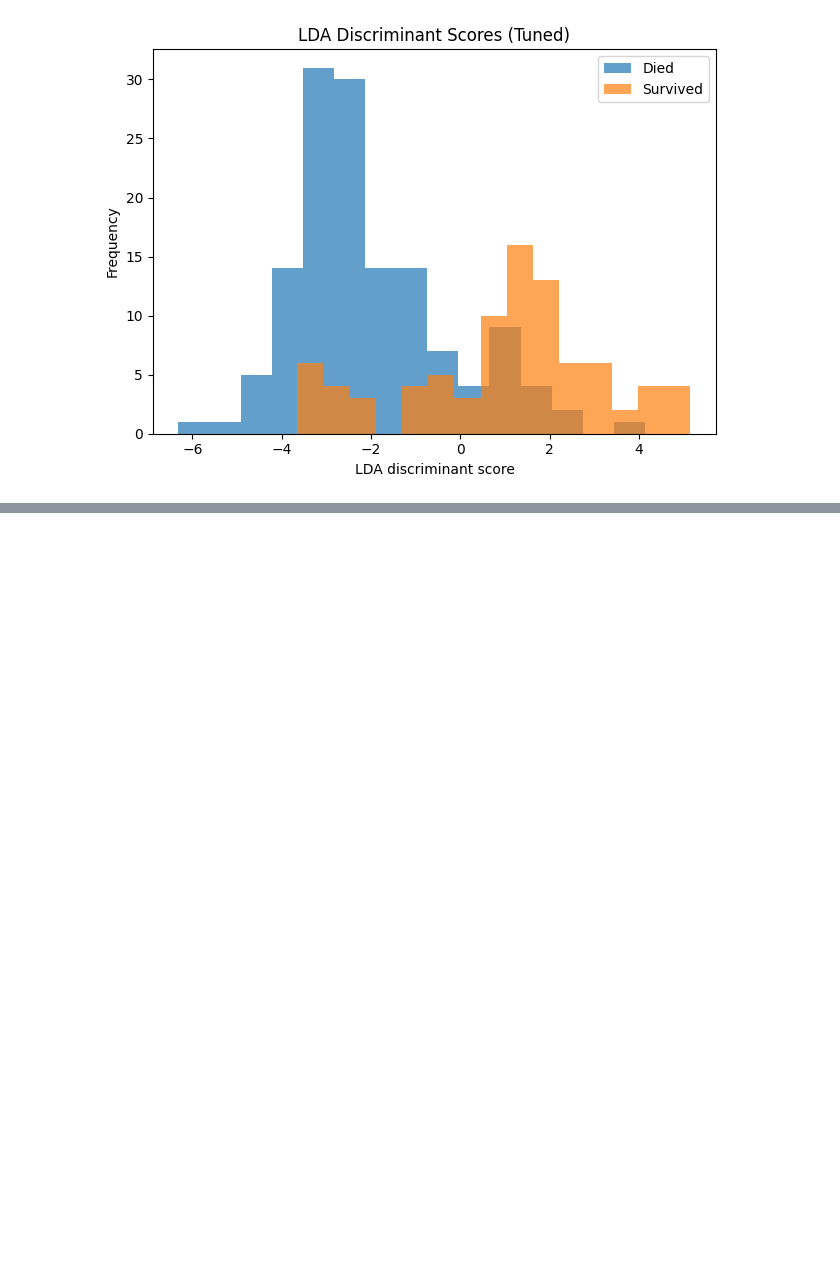
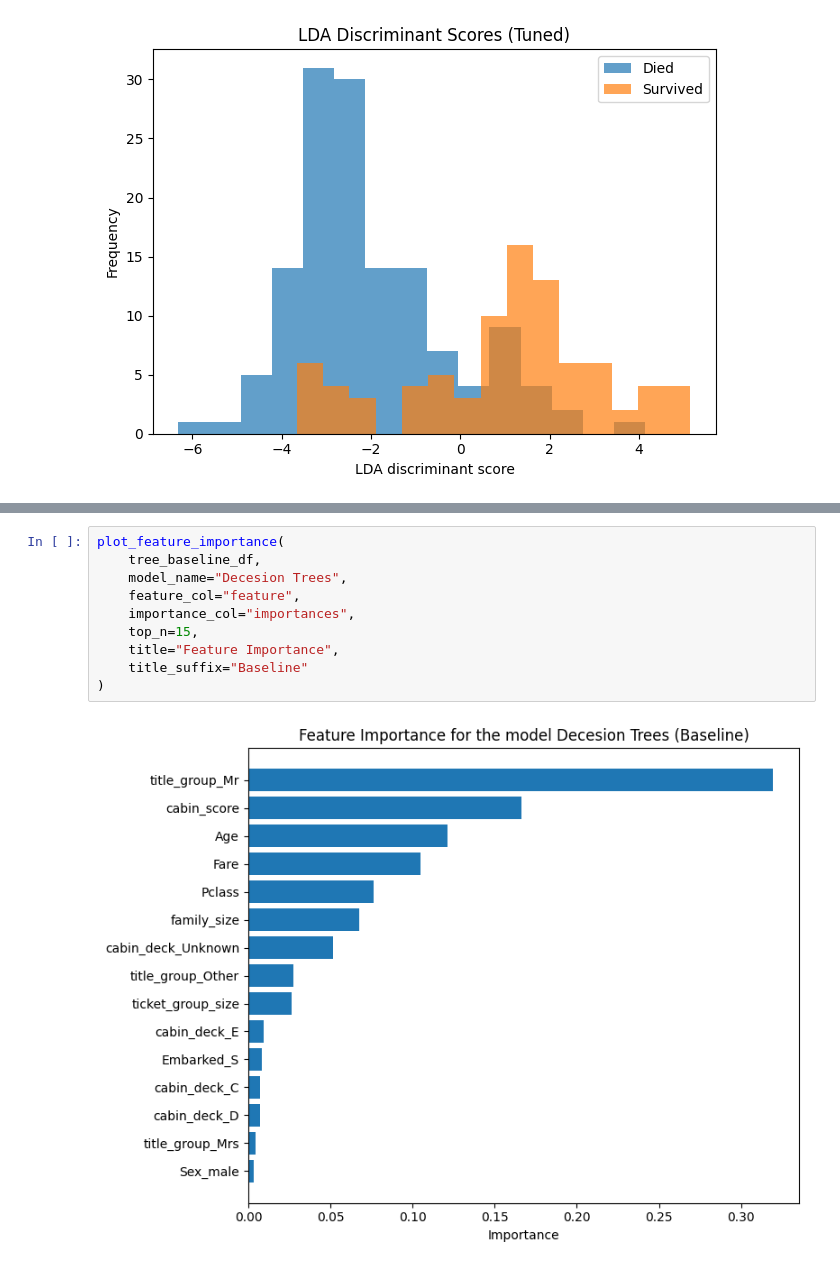
Before and after one commit to RoxyLiu66/data_572_group_5, a Jupyter notebook: coding/combined_models.ipynb, the cells around one changed output, grey strips where cells are left out. Drawn from its saved outputs; the diff is of its cells as text; blank space fills up the shorter version.

```diff
--- a/coding/combined_models.ipynb
+++ b/coding/combined_models.ipynb
@@ -477,0 +500,12 @@ feature_rank_tuned[0]["LDA"]
+# %%
+plot_feature_importance(
+    tree_baseline_df,
+    model_name="Decesion Trees",
+    feature_col="feature",
+    importance_col="importances",
+    top_n=15,
+    title="Feature Importance",
+    title_suffix="Baseline"
+)
+# %% [output]
+[figure, added]
```
Also changed, not shown: parts of 11 cells of this notebook, 2 other files.
